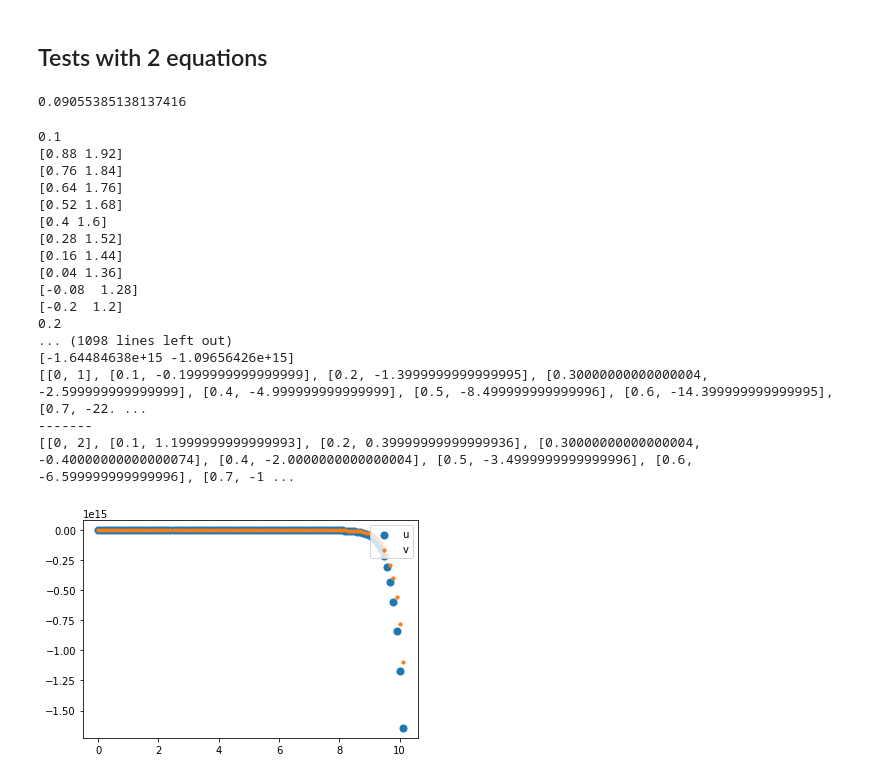
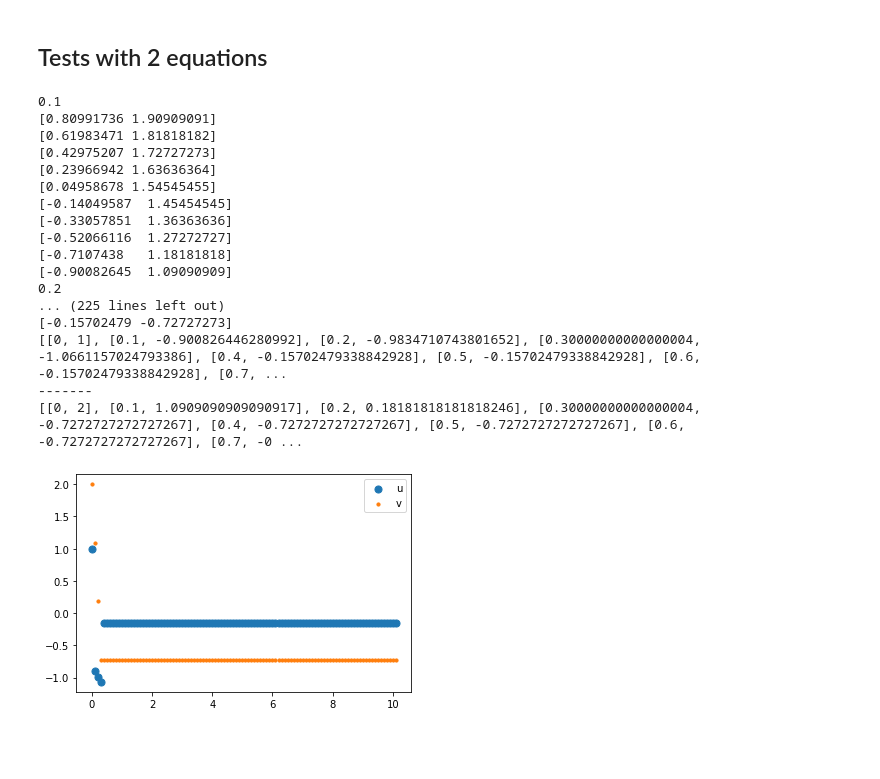
Before and after one commit to AlexPoiron/FirstModel, a Jupyter notebook: Main.ipynb, the cells around one changed output. Saved outputs shown, nothing was run; the diff lists cells and outputs as text; code cells hidden in the pictures; blank space fills up the shorter version.

```diff
--- a/Main.ipynb
+++ b/Main.ipynb
@@ -63,0 +39,16 @@ def f_prime_2_eqs(x1, x2, f1, f2):
+# %%
+"""
+    Create a list like that : [[t0, u0], [t1, u1], ..., [tn, un]]
+
+    @return: [[t0, u0], [t1, u1], ..., [tn, un]]
+
+    @time: [t0, t1, ...]
+    @function: [u0, u1, ...]
+"""
+
+def result_one_eq(time, function):
+    final_points = []
+    for i in range(len(function)):
+        final_points.append([time[i], function[i]])
+
+    return final_points
@@ -134,11 +199,7 @@ def Solver_one_equation(expr, u0):
         f_uk = 1
         i += 1
         nb = 0
-    #Creation of our final list containing tuples like that: (time, function)
-    final_points = []
-    for i in range(len(function)):
-        final_points.append([time[i], function[i]])
 
-    return final_points
+        return result_one_eq(time, function)
 # %% [markdown]
 ## Solver for 2 differentials equations
@@ -255,9 +270,7 @@ def Solver_two_equations(u0, v0, f1, f2):
         f_xk = 1
         i += 1
 
-
-
-    return [final_points_u, final_points_v]
+    return result_2_eq(time, fu, fv)
 # %% [markdown]
 ## Unitary tests
 ### Tests with only one equation.
@@ -293,55 +307,51 @@ plt.scatter(absi, coords)
 ### exp(x)
 # %% [markdown]
 ## Tests with 2 equations
-# %%
-LA.norm([-0.09, -0.01])
-# %% [output]
-0.09055385138137416
 # %%
 u0 = 1
 v0 = 2
 a = 2
-b = 1
+b = 2
 du = (-b/a)*u - (1/a)*v
 dv = u - v
 
-res = Solver_two_equations(u0, v0, fu, fv)
+res = Solver_two_equations(u0, v0, du, dv)
 print(res[0])
 print("-------")
 print(res[1])
 
 time = []
 coords_u = []
 coords_v = []
 
 for i in range(0, len(res[0])):
     time.append(res[0][i][0])
     coords_u.append(res[0][i][1])
     coords_v.append(res[1][i][1])
 
 fig = plt.figure()
 ax1 = fig.add_subplot(111)
 
 ax1.scatter(time, coords_u, s=50, label='u')
 ax1.scatter(time, coords_v, s=10, label='v')
 plt.legend(loc='upper right');
 plt.show()
 # %% [output]
 0.1
-[0.88 1.92]
-[0.76 1.84]
-[0.64 1.76]
-[0.52 1.68]
-[0.4 1.6]
-[0.28 1.52]
-[0.16 1.44]
-[0.04 1.36]
-[-0.08  1.28]
-[-0.2  1.2]
+[0.80991736 1.90909091]
+[0.61983471 1.81818182]
+[0.42975207 1.72727273]
+[0.23966942 1.63636364]
+[0.04958678 1.54545455]
+[-0.14049587  1.45454545]
+[-0.33057851  1.36363636]
+[-0.52066116  1.27272727]
+[-0.7107438   1.18181818]
+[-0.90082645  1.09090909]
 0.2
-... (1098 lines left out)
-[-1.64484638e+15 -1.09656426e+15]
-[[0, 1], [0.1, -0.1999999999999999], [0.2, -1.3999999999999995], [0.30000000000000004, -2.599999999999999], [0.4, -4.999999999999999], [0.5, -8.499999999999996], [0.6, -14.399999999999995], [0.7, -22. ...
+... (225 lines left out)
+[-0.15702479 -0.72727273]
+[[0, 1], [0.1, -0.900826446280992], [0.2, -0.9834710743801652], [0.30000000000000004, -1.0661157024793386], [0.4, -0.15702479338842928], [0.5, -0.15702479338842928], [0.6, -0.15702479338842928], [0.7, ...
 -------
-[[0, 2], [0.1, 1.1999999999999993], [0.2, 0.39999999999999936], [0.30000000000000004, -0.40000000000000074], [0.4, -2.0000000000000004], [0.5, -3.4999999999999996], [0.6, -6.599999999999996], [0.7, -1 ...
+[[0, 2], [0.1, 1.0909090909090917], [0.2, 0.18181818181818246], [0.30000000000000004, -0.7272727272727267], [0.4, -0.7272727272727267], [0.5, -0.7272727272727267], [0.6, -0.7272727272727267], [0.7, -0 ...
-[figure, old version]
+[figure, new version]
```
Also changed, not shown: parts of 11 cells of this notebook.
